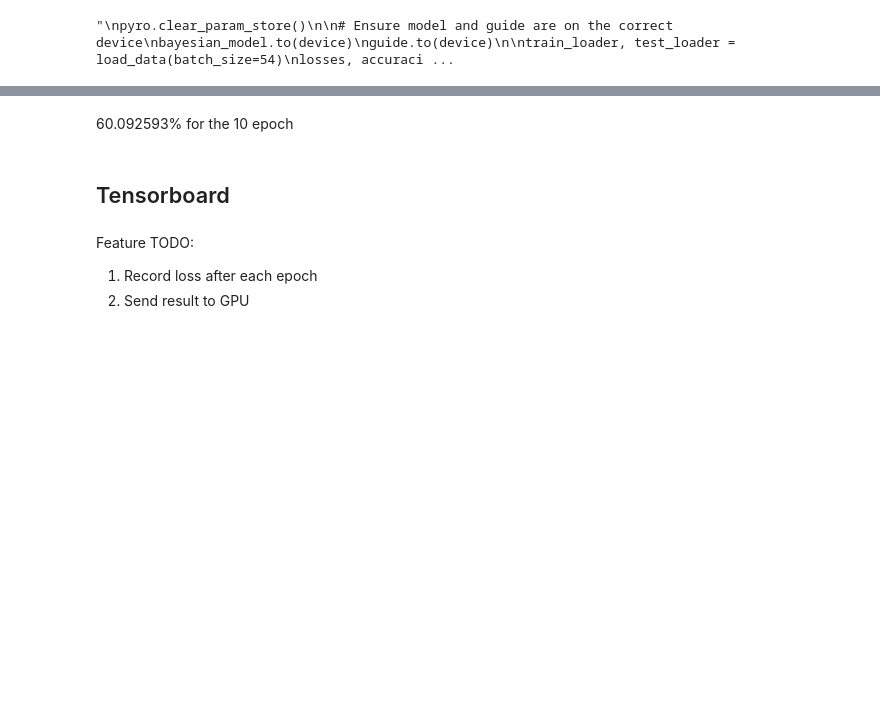
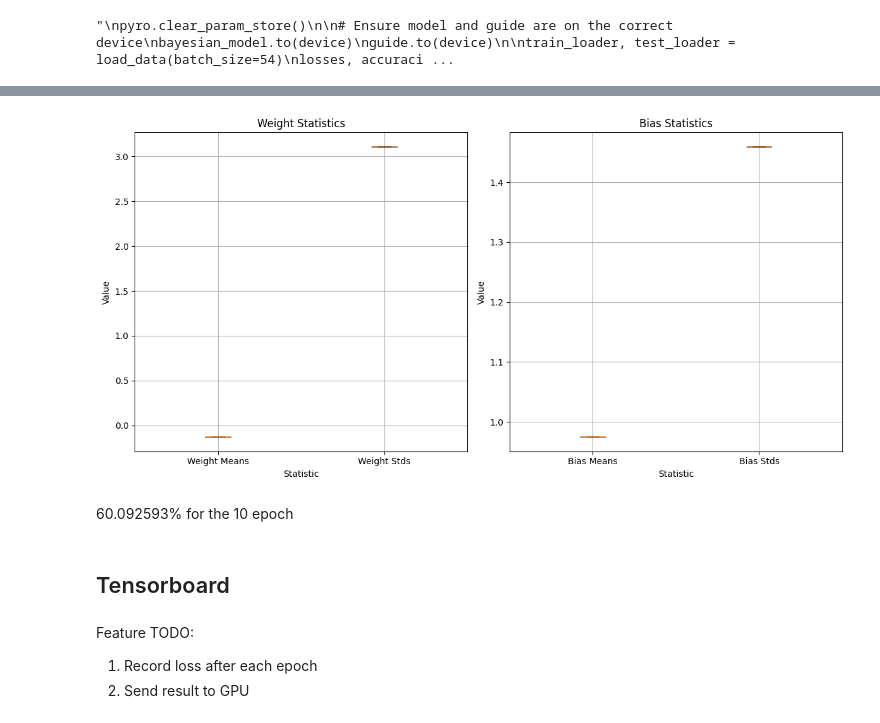
Before and after one commit to putawararevalda/bnnexperimentation, a Jupyter notebook: eurosat_bcnn_simple_gpu_gaussian_random.ipynb, the cells around one changed output, grey strips where cells are left out. Saved outputs shown, nothing was run; the diff lists cells and outputs as text; code cells hidden in the pictures; blank space fills up the shorter version.

```diff
--- a/eurosat_bcnn_simple_gpu_gaussian_random.ipynb
+++ b/eurosat_bcnn_simple_gpu_gaussian_random.ipynb
@@ -467,3 +526,22 @@ for name, param in pyro.get_param_store().items():
+# %%
+# create boxplot for weight means and stds
+plt.figure(figsize=(12, 6))
+plt.subplot(1, 2, 1)
+plt.boxplot([weight_means, weight_stds], labels=['Weight Means', 'Weight Stds'])
+plt.title('Weight Statistics')
+plt.xlabel('Statistic')
+plt.ylabel('Value')
+plt.grid(True)
+plt.subplot(1, 2, 2)
+plt.boxplot([bias_means, bias_stds], labels=['Bias Means', 'Bias Stds'])
+plt.title('Bias Statistics')
+plt.xlabel('Statistic')
+plt.ylabel('Value')
+plt.grid(True)
+plt.tight_layout()
+plt.show()
+# %% [output]
+[figure, added]
 # %%
 weight_means
 # %%
```
Also changed, not shown: parts of 7 cells of this notebook, 2 other files.
